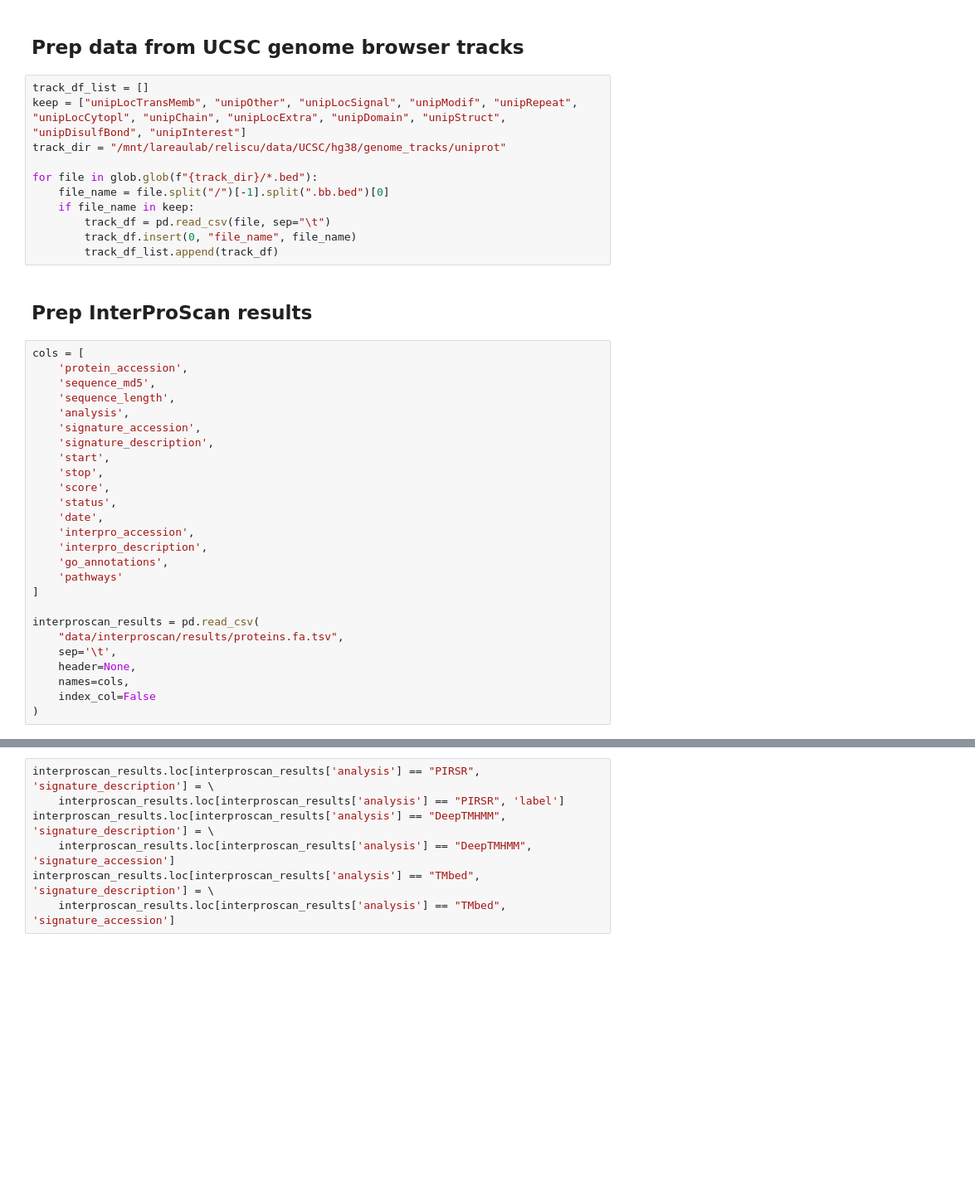
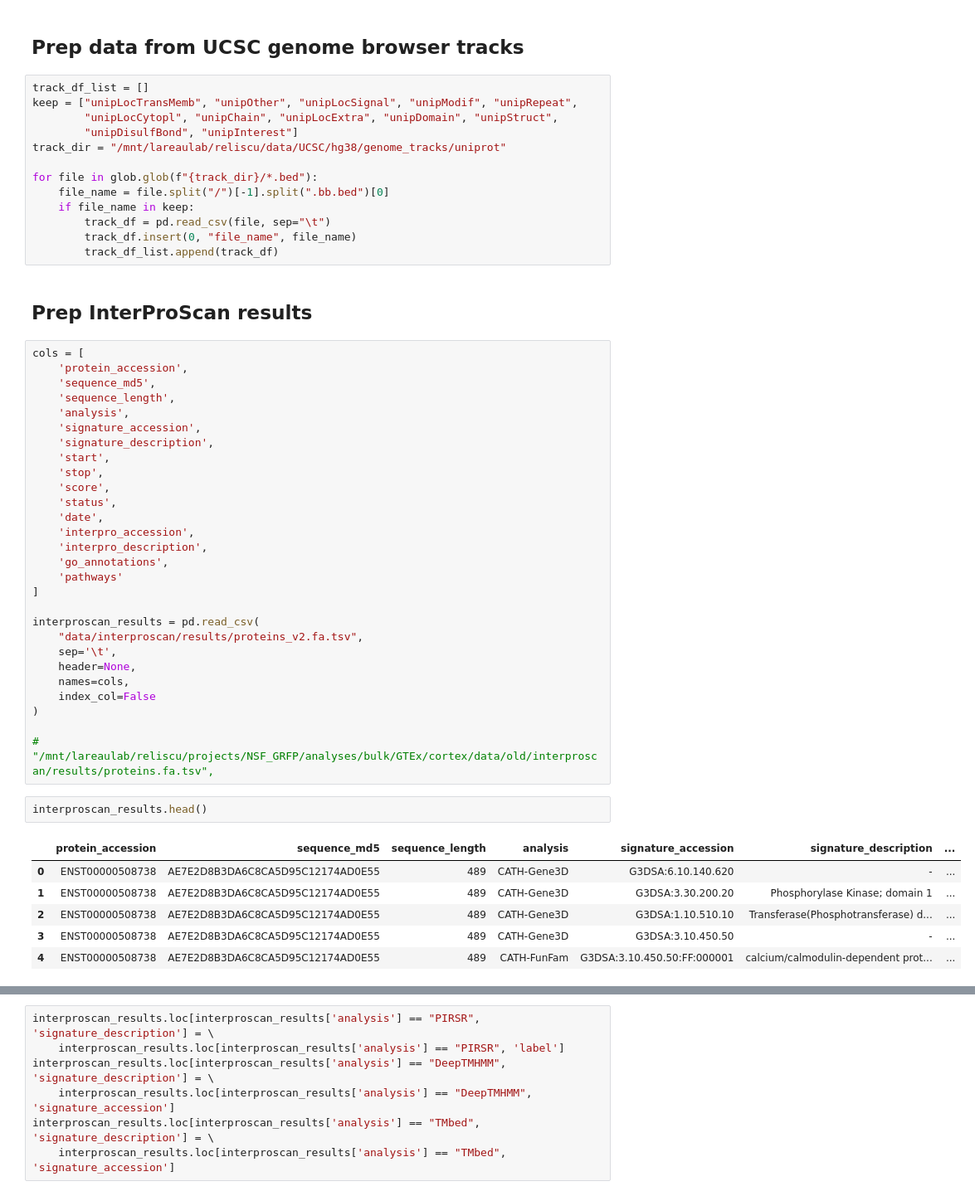
Before and after one commit to reliscu/bulk_splicing_GTEx_cortex, a Jupyter notebook: 30_parse_interproscan_results.ipynb, the cells around one changed output, grey strips where cells are left out. Shown at 83% size. Drawn from its saved outputs; the diff is of its cells as text; blank space fills up the shorter version.

```diff
--- a/30_parse_interproscan_results.ipynb
+++ b/30_parse_interproscan_results.ipynb
@@ -13,7 +13,9 @@ pd.set_option('display.max_columns', None)
 ## Prep data from UCSC genome browser tracks
 # %%
 track_df_list = []
-keep = ["unipLocTransMemb", "unipOther", "unipLocSignal", "unipModif", "unipRepeat", "unipLocCytopl", "unipChain", "unipLocExtra", "unipDomain", "unipStruct", "unipDisulfBond", "unipInterest"]
+keep = ["unipLocTransMemb", "unipOther", "unipLocSignal", "unipModif", "unipRepeat",
+        "unipLocCytopl", "unipChain", "unipLocExtra", "unipDomain", "unipStruct",
+        "unipDisulfBond", "unipInterest"]
 track_dir = "/mnt/lareaulab/reliscu/data/UCSC/hg38/genome_tracks/uniprot"
 
 for file in glob.glob(f"{track_dir}/*.bed"):
@@ -44,9 +46,20 @@ cols = [
 ]
 
 interproscan_results = pd.read_csv(
-    "data/interproscan/results/proteins.fa.tsv",
+    "data/interproscan/results/proteins_v2.fa.tsv",
     sep='\t',
     header=None,
     names=cols,
     index_col=False
 )
+
+#  "/mnt/lareaulab/reliscu/projects/NSF_GRFP/analyses/bulk/GTEx/cortex/data/old/interproscan/results/proteins.fa.tsv",
+# %%
+interproscan_results.head()
+# %% [output]
+|  | protein_accession | sequence_md5 | sequence_length | analysis | signature_accession | signature_description | ... |
+| 0 | ENST00000508738 | AE7E2D8B3DA6C8CA5D95C12174AD0E55 | 489 | CATH-Gene3D | G3DSA:6.10.140.620 | - | ... |
+| 1 | ENST00000508738 | AE7E2D8B3DA6C8CA5D95C12174AD0E55 | 489 | CATH-Gene3D | G3DSA:3.30.200.20 | Phosphorylase Kinase; domain 1 | ... |
+| 2 | ENST00000508738 | AE7E2D8B3DA6C8CA5D95C12174AD0E55 | 489 | CATH-Gene3D | G3DSA:1.10.510.10 | Transferase(Phosphotransferase) d... | ... |
+| 3 | ENST00000508738 | AE7E2D8B3DA6C8CA5D95C12174AD0E55 | 489 | CATH-Gene3D | G3DSA:3.10.450.50 | - | ... |
+| 4 | ENST00000508738 | AE7E2D8B3DA6C8CA5D95C12174AD0E55 | 489 | CATH-FunFam | G3DSA:3.10.450.50:FF:000001 | calcium/calmodulin-dependent prot... | ... |
```
Also changed, not shown: parts of 17 cells of this notebook, 1 other file.
